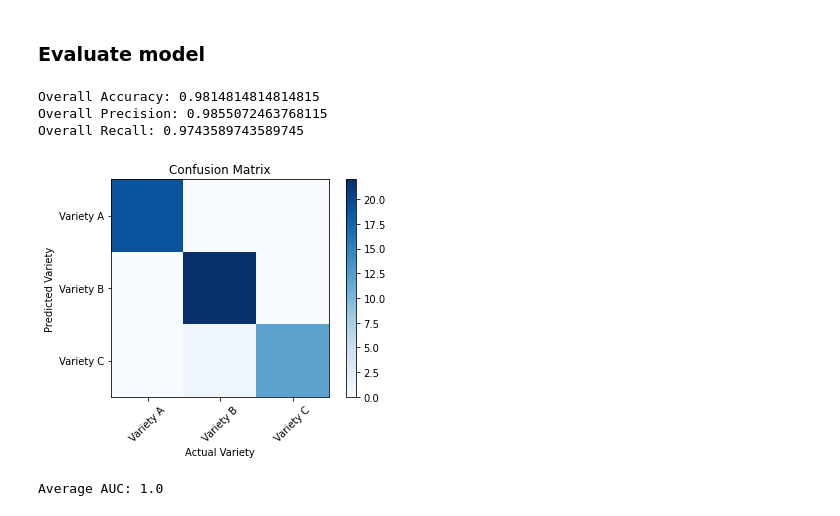
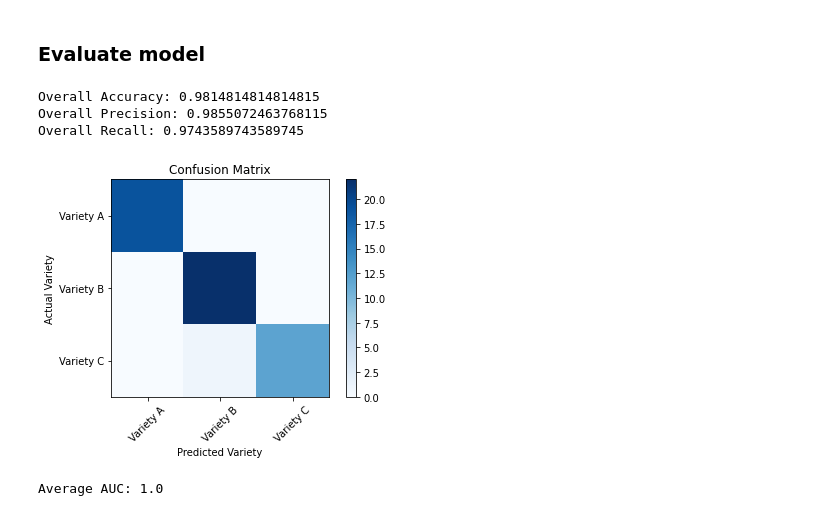
Before and after one commit to MicrosoftDocs/ml-basics, a Jupyter notebook: challenges/03 - Wine Classification Solution.ipynb, the cells around one changed output. Saved outputs shown, nothing was run; the diff lists cells and outputs as text; code cells hidden in the pictures.

```diff
--- a/challenges/03 - Wine Classification Solution.ipynb
+++ b/challenges/03 - Wine Classification Solution.ipynb
@@ -149,34 +149,34 @@ Pipeline(memory=None,
 # %%
 from sklearn. metrics import accuracy_score, precision_score, recall_score, confusion_matrix
 import numpy as np
 import matplotlib.pyplot as plt
 %matplotlib inline
 
 # Get predictions from test data
 predictions = model.predict(X_test)
 
 # Get metrics
 print("Overall Accuracy:",accuracy_score(y_test, predictions))
 print("Overall Precision:",precision_score(y_test, predictions, average='macro'))
 print("Overall Recall:",recall_score(y_test, predictions, average='macro'))
 
 # Plot confusion matrix
 cm = confusion_matrix(y_test, predictions)
 classes = ['Variety A','Variety B','Variety C']
 plt.imshow(cm, interpolation="nearest", cmap=plt.cm.Blues)
 plt.colorbar()
 tick_marks = np.arange(len(classes))
 plt.xticks(tick_marks, classes, rotation=45)
 plt.yticks(tick_marks, classes)
 plt.title('Confusion Matrix')
-plt.xlabel("Actual Variety")
-plt.ylabel("Predicted Variety")
+plt.xlabel("Predicted Variety")
+plt.ylabel("Actual Variety")
 plt.show()
 # %% [output]
 Overall Accuracy: 0.9814814814814815
 Overall Precision: 0.9855072463768115
 Overall Recall: 0.9743589743589745
-[figure, old version]
+[figure, new version]
 # %%
 from sklearn.metrics import roc_curve, roc_auc_score
 
```
Also changed, not shown: parts of 1 cell of this notebook, 7 other files.
